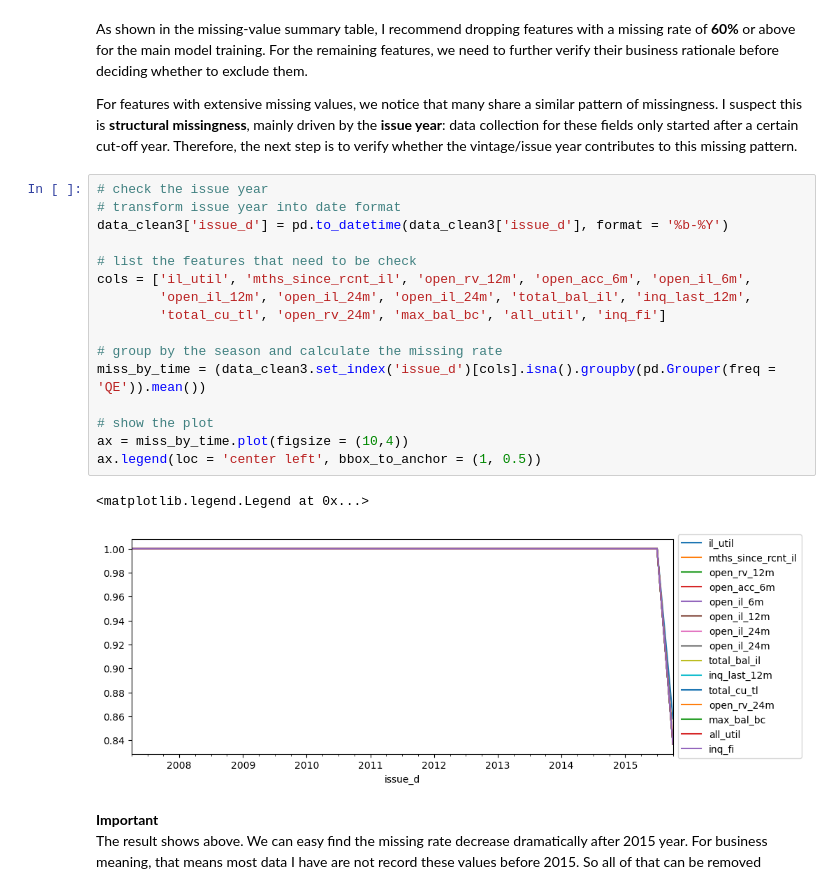
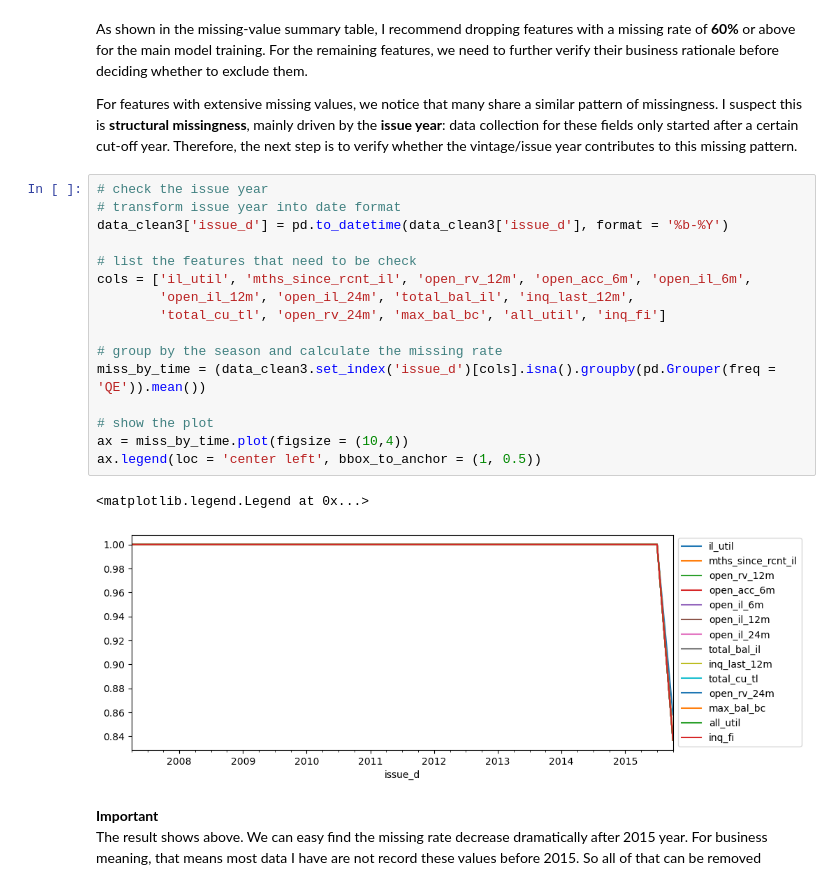
Before and after one commit to BoyiZhang-code/Credit-and-Loss-Analysis, a Jupyter notebook: notebook/Credit_analysis.ipynb, the cells around one changed output. Drawn from its saved outputs; the diff is of its cells as text.

```diff
--- a/notebook/Credit_analysis.ipynb
+++ b/notebook/Credit_analysis.ipynb
@@ -265,22 +265,22 @@ For features with extensive missing values, we notice that many share a similar
 # %%
 # check the issue year
 # transform issue year into date format
 data_clean3['issue_d'] = pd.to_datetime(data_clean3['issue_d'], format = '%b-%Y')
 
 # list the features that need to be check
 cols = ['il_util', 'mths_since_rcnt_il', 'open_rv_12m', 'open_acc_6m', 'open_il_6m',
-        'open_il_12m', 'open_il_24m', 'open_il_24m', 'total_bal_il', 'inq_last_12m',
+        'open_il_12m', 'open_il_24m', 'total_bal_il', 'inq_last_12m',
         'total_cu_tl', 'open_rv_24m', 'max_bal_bc', 'all_util', 'inq_fi']
 
 # group by the season and calculate the missing rate
 miss_by_time = (data_clean3.set_index('issue_d')[cols].isna().groupby(pd.Grouper(freq = 'QE')).mean())
 
 # show the plot
 ax = miss_by_time.plot(figsize = (10,4))
 ax.legend(loc = 'center left', bbox_to_anchor = (1, 0.5))
 # %% [output]
 <matplotlib.legend.Legend at 0x...>
-[figure, old version]
+[figure, new version]
 # %% [markdown]
 **Important**
 The result shows above. We can easy find the missing rate decrease dramatically after 2015 year. For business meaning, that means most data I have are not record these values before 2015. So all of that can be removed
```
Also changed, not shown: parts of 23 cells of this notebook, 7 other files.
